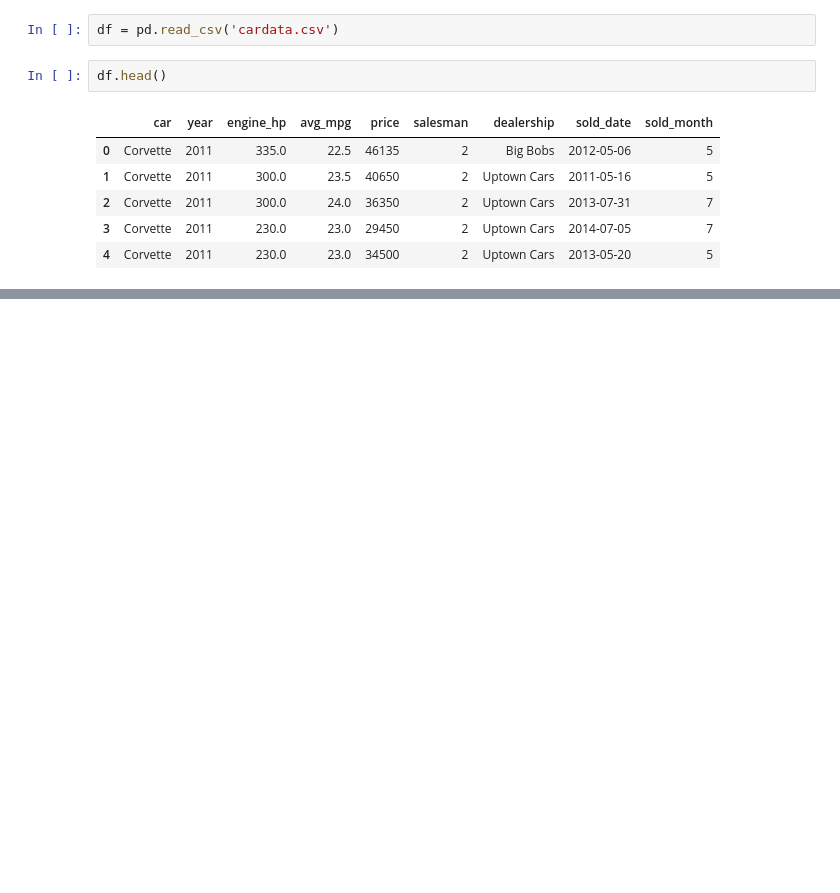
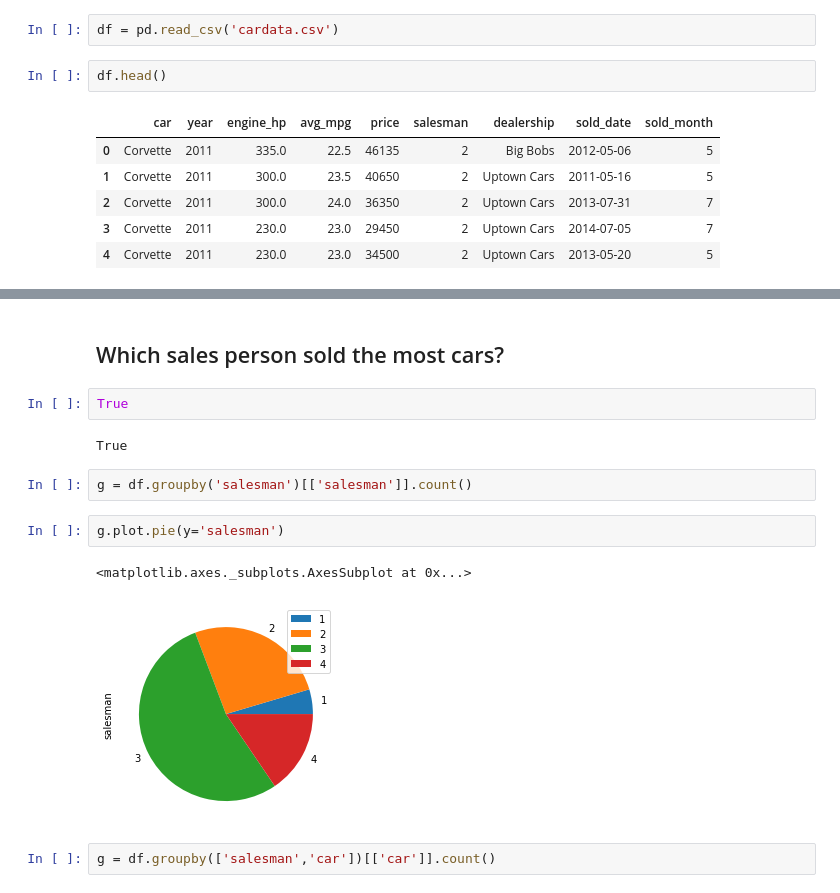
Before and after one commit to d-smith/ml-speciality-notes, a Jupyter notebook: acloud.guru/dataviz/dataviz.ipynb, the cells around one changed output, grey strips where cells are left out. Cells and saved outputs as stored; diff of their text form; blank space fills up the shorter version.

```diff
--- a/acloud.guru/dataviz/dataviz.ipynb
+++ b/acloud.guru/dataviz/dataviz.ipynb
@@ -35,3 +33,18 @@ grouped.plot.bar(legend='sold')
 # %% [output]
 <matplotlib.axes._subplots.AxesSubplot at 0x...>
 [figure]
+# %% [markdown]
+## Which sales person sold the most cars?
+# %%
+True
+# %% [output]
+True
+# %%
+g = df.groupby('salesman')[['salesman']].count()
+# %%
+g.plot.pie(y='salesman')
+# %% [output]
+<matplotlib.axes._subplots.AxesSubplot at 0x...>
+[figure, added]
+# %%
+g = df.groupby(['salesman','car'])[['car']].count()
```
Also changed, not shown: parts of 19 cells of this notebook, 1 other file.
